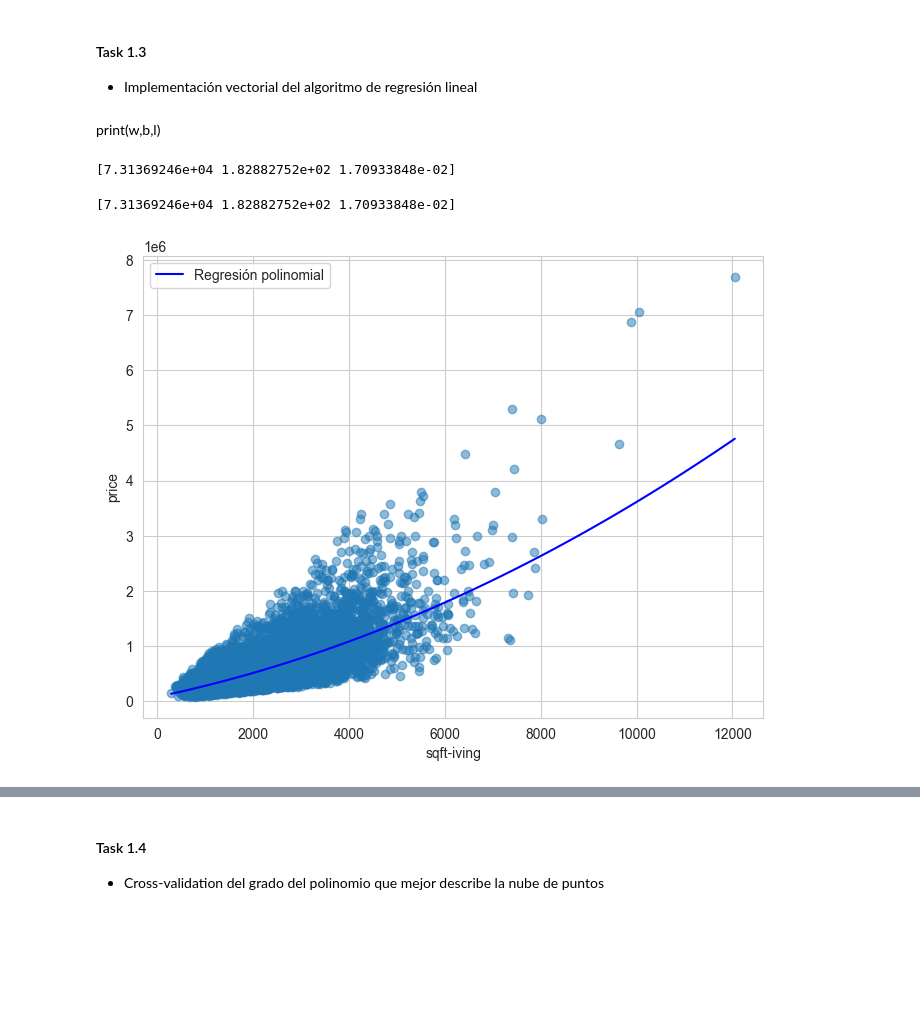
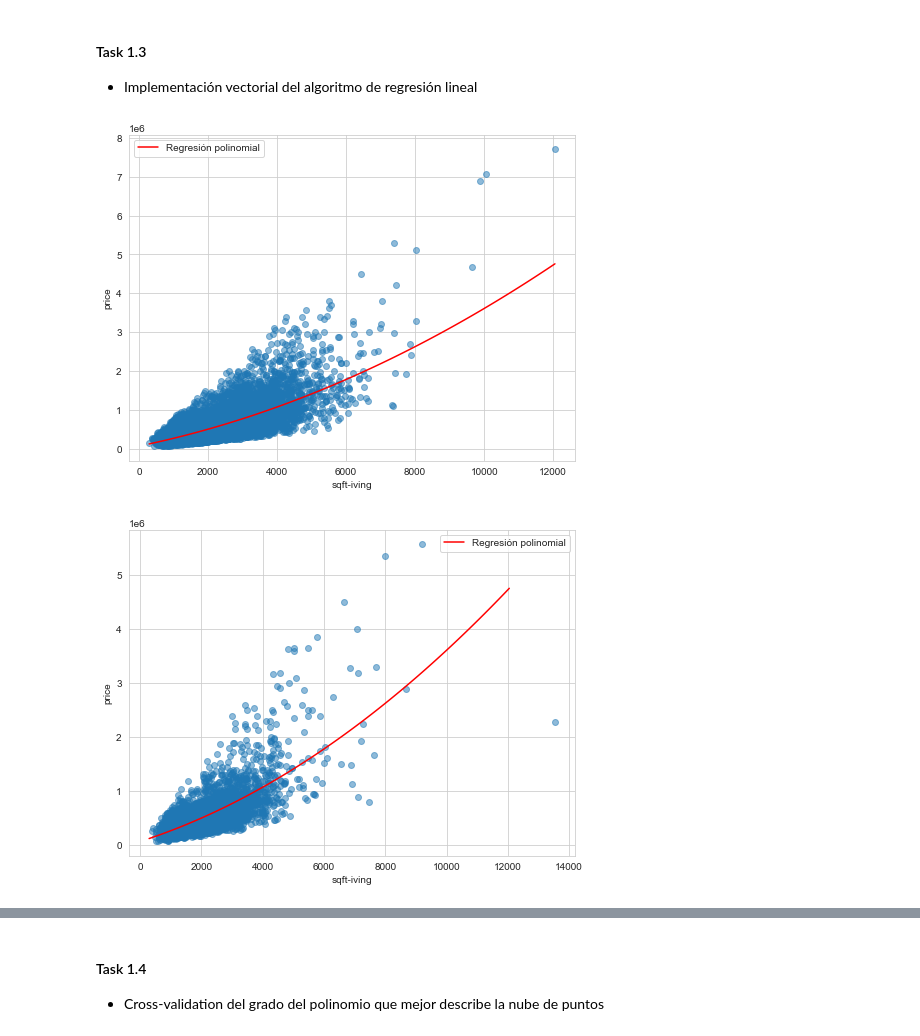
Before and after one commit to aleg001/Lab4-IA, a Jupyter notebook: Lab4.ipynb, the cells around one changed output, grey strips where cells are left out. Cells and saved outputs as stored; diff of their text form; code cells hidden in the pictures; blank space fills up the shorter version.

```diff
--- a/Lab4.ipynb
+++ b/Lab4.ipynb
@@ -188,45 +184,49 @@ def gradiente(xs, ys, y_range, beta):
-# %% [markdown]
-print(w,b,l)
 # %%
 #Vuelta con la derivada de los datos.
-xT = []
-yT = []
-def epoch(x_range,y, y_range,beta, sqftPoli):
-    print(beta)
-    lr = 0.000000000000000001
+def epoch(x_range,y, y_range):
+    lr = 0.00000000000000000000001
     b0_new = 0
     b1_new = 0
     b2_new = 0
-    for i in range(100):
-        xT.append(i)
-        yT.append(error(beta, sqftPoli, y))
+    for __ in range(100):
         y_range = beta[0] + beta[1]*x_range + beta[2]*x_range**2
-        y_range = y_range * 0
-        for i in range(len(beta)):
-           y_range = y_range + beta[i]*x_range**i
-        calc_grad = gradiente(x_range, y, y_range, beta)
-        for i in range(len(beta)):
-            beta[i] = beta[i] - lr*calc_grad[i]
-    return beta
-new_beta = epoch(X_train, y_train, y_range, beta, sqftPoli)
+        calc_grad = gradiente(x_range, y, y_range)
+        b0_new = beta[0] - lr * calc_grad[0]
+        b1_new = beta[1] - lr * calc_grad[1]
+        b2_new = beta[2] - lr * calc_grad[2]
+        beta[0] = b0_new
+        beta[1] = b1_new
+        beta[2] = b2_new
+    return b0_new, b1_new, b2_new
+new_beta = epoch(X_train, y_train, y_range)
-# %% [output]
-[7.31369246e+04 1.82882752e+02 1.70933848e-02]
+# %%
+#Gráfica con los datos de entrenamiento
+sns.set_style('whitegrid')
+plt.figure(figsize=(8,6))
+plt.scatter(X_train, y_train, alpha=0.5)
+x_range = np.linspace(X_train.min(), X_train.max(), 100)
+y_range = new_beta[0][0] + new_beta[1][0]*x_range + new_beta[2][0]*x_range**2
+plt.plot(x_range, y_range, color='r', label='Regresión polinomial')
+plt.legend()
+plt.xlabel('sqft-iving')
+plt.ylabel('price')
+plt.show()
+# %% [output]
+[figure, added]
 # %%
-#Gráfica con los datos de entrenamiento
-
+#Válidación con los datos de prueba
 x_range = np.linspace(X_test.min(), X_test.max(), 100)
-y_range = beta[0] + beta[1]*x_range + beta[2]*x_range**2
+y_range = betax[0] + betax[1]*x_range + betax[2]*x_range**2
+new_beta = epoch(X_test, y_test, y_range)
 sns.set_style('whitegrid')
 plt.figure(figsize=(8,6))
-plt.scatter(X_train, y_train, alpha=0.5)
+plt.scatter(X_test, y_test, alpha=0.5)
 x_range = np.linspace(X_train.min(), X_train.max(), 100)
-print(new_beta)
-y_range = new_beta[0] + new_beta[1]*x_range + new_beta[2]*x_range**2
-plt.plot(x_range, y_range, color='b', label='Regresión polinomial')
+y_range = new_beta[0][0] + new_beta[1][0]*x_range + new_beta[2][0]*x_range**2
+plt.plot(x_range, y_range, color='r', label='Regresión polinomial')
 plt.legend()
 plt.xlabel('sqft-iving')
 plt.ylabel('price')
 plt.show()
 # %% [output]
-[7.31369246e+04 1.82882752e+02 1.70933848e-02]
-[figure, old version]
+[figure, new version]
```
Also changed, not shown: parts of 10 cells of this notebook.
